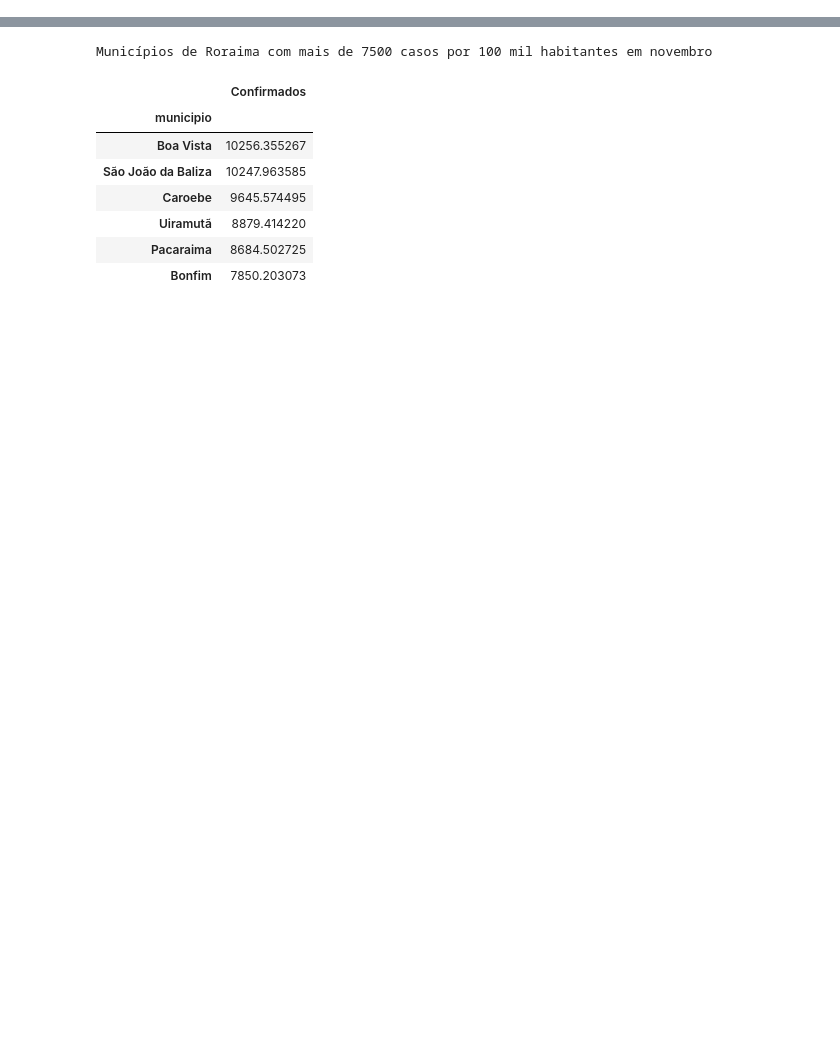
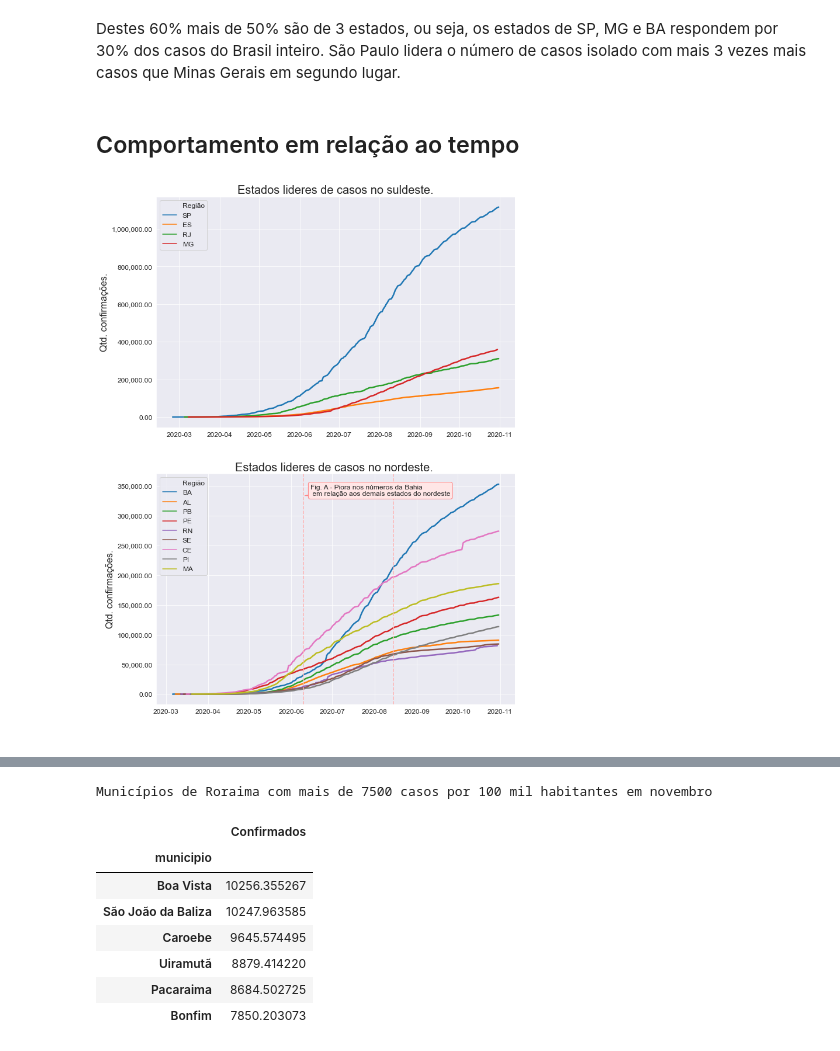
Before and after one commit to danielvramos/boocamp_alura_2021, a Jupyter notebook: Daniel Vieira Ramos.ipynb, the cells around one changed output, grey strips where cells are left out. Cells and saved outputs as stored; diff of their text form; code cells hidden in the pictures; blank space fills up the shorter version.

```diff
--- a/Daniel Vieira Ramos.ipynb
+++ b/Daniel Vieira Ramos.ipynb
@@ -1077,0 +285,68 @@ df_capitais.sort_values("Percentutal infectado da população",
+# %% [markdown]
+Destes 60% mais de 50% são de 3 estados, ou seja, os estados de SP, MG e BA respondem por 30% dos casos do Brasil inteiro. São Paulo lidera o número de casos isolado com mais 3 vezes mais casos que Minas Gerais em segundo lugar.
+# %% [markdown]
+## Comportamento em relação ao tempo
+# %%
+_ = dados.query("tipo_de_local == 'estado' and\
+                mes !='2020-11'and\
+                regiao in ['suldeste','nordeste']").groupby(["data",
+                                                             'uf']).sum()['confirmacoes'].reset_index()
+estados_nordeste = set(dados.query("regiao =='nordeste'").uf.to_list())
+estados_suldeste = set(dados.query("regiao =='suldeste'").uf.to_list())
+y = 'confirmacoes'
+y_label = "Qtd. confirmações."
+titulo_legenda = 'Região'
+titulos = ['Estados lideres de casos no suldeste.',
+           'Estados lideres de casos no nordeste. ']
+
+dt_ini_figa = datetime.datetime(2020,6,10)
+dt_fim_figa =datetime.datetime(2020,8,15)
+
+tuplas_datas = ["",(dt_ini_figa,dt_fim_figa)]
+el = Ellipse((2, -1), 0.5, 0.5)
+
+f, axs = plt.subplots(2,1,figsize=(11,16))
+
+for i,ax in enumerate(axs):
+
+    if i == 0:
+        sns.lineplot(x="data", y=y,
+                 hue="uf",ax = ax,linewidth=2.5,
+                 data=_[_.uf.isin(estados_suldeste)])
+    else:
+        sns.lineplot(x="data", y=y,
+                 hue="uf",ax = ax,linewidth=2.5,
+                 data=_[_.uf.isin(estados_nordeste)])
+    handles, labels = ax.get_legend_handles_labels()
+    by_label = dict(zip(labels, handles))
+    listaRotulos = list(by_label.keys())
+    listaRotulos[0] = titulo_legenda
+    ax.legend(by_label.values(),listaRotulos,loc=2, fontsize=12)
+    ax.set_xlabel(" \n ", fontsize=16)
+    ax.set_title(titulos[i], fontsize=20, pad=5)
+    ax.set_ylabel(y_label, fontsize=16)
+    ax.tick_params(axis='y', labelsize=12)
+    ax.tick_params(axis='x', labelsize=12 )
+    ax.yaxis.set_major_formatter(ticker.StrMethodFormatter("{x:,.2f}"))
+    if i == 1:
+
+        ax.axvline(dt_ini_figa, color = (1.0, 0.7, 0.7), linestyle='--')
+        ax.axvline(dt_fim_figa, color = (1.0, 0.7, 0.7), linestyle='--')
+        posicao_yanotacao = ax.get_ylim()[-1] *0.9
+        ax.annotate('Fig. A - Piora nos números da Bahia \n em relação aos demais estados do nordeste', xy=(dt_ini_figa,posicao_yanotacao),
+                       xytext=(dt_ini_figa + datetime.timedelta(days=5) ,posicao_yanotacao),
+                       fontsize=12,
+                        bbox=dict(boxstyle="round",
+                                    fc=(1.0, 0.9, 0.9),
+                                    ec=(1., .5, .5)),
+                          arrowprops=dict(arrowstyle="wedge,tail_width=1.",
+                                          fc=(1.0, 0.7, 0.7), ec=(1., .5, .5),
+                                          patchA=None,
+                                          patchB=el,
+                                          relpos=(0.2, 0.8),
+                                          connectionstyle="arc3,rad=-0.1")
+                      )
+
+f.savefig("img/escalada.png",bbox_inches='tight')
+# %% [output]
+[figure, added]
```
Also changed, not shown: parts of 99 cells of this notebook.
